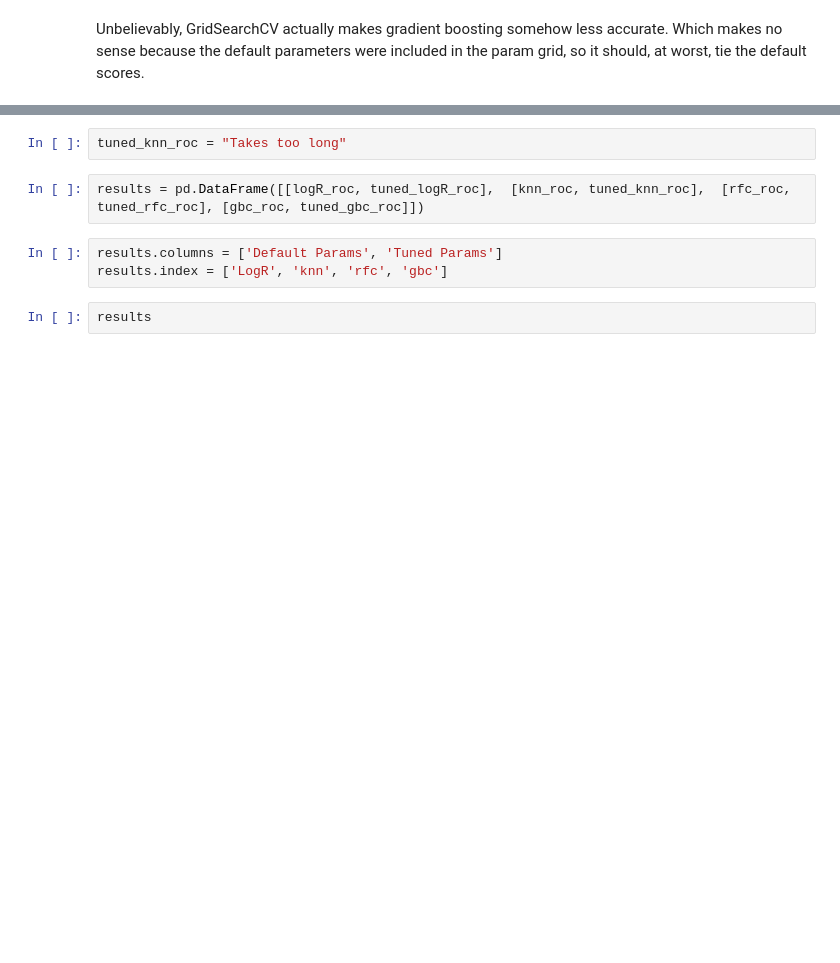
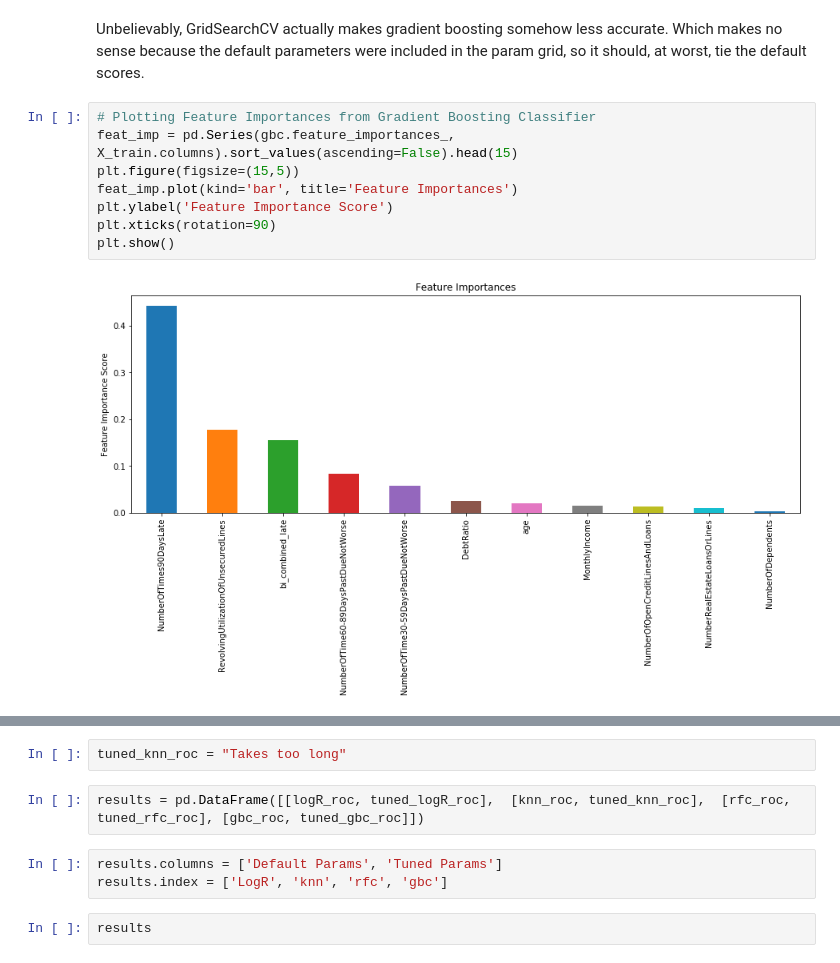
Before and after one commit to Lukede9/Thinkful, a Jupyter notebook: Bootcamp/Unit 3/Capstone/Capstone Models.ipynb, the cells around one changed output, grey strips where cells are left out. Saved outputs shown, nothing was run; the diff lists cells and outputs as text; blank space fills up the shorter version.

```diff
--- a/Bootcamp/Unit 3/Capstone/Capstone Models.ipynb
+++ b/Bootcamp/Unit 3/Capstone/Capstone Models.ipynb
@@ -340,2 +354,12 @@ Text(0.5,1,'Tuned gbc ROC Curve')
 # %% [markdown]
 Unbelievably, GridSearchCV actually makes gradient boosting somehow less accurate. Which makes no sense because the default parameters were included in the param grid, so it should, at worst, tie the default scores.
+# %%
+# Plotting Feature Importances from Gradient Boosting Classifier
+feat_imp = pd.Series(gbc.feature_importances_, X_train.columns).sort_values(ascending=False).head(15)
+plt.figure(figsize=(15,5))
+feat_imp.plot(kind='bar', title='Feature Importances')
+plt.ylabel('Feature Importance Score')
+plt.xticks(rotation=90)
+plt.show()
+# %% [output]
+[figure, added]
```
Also changed, not shown: parts of 9 cells of this notebook, 5 other files.
